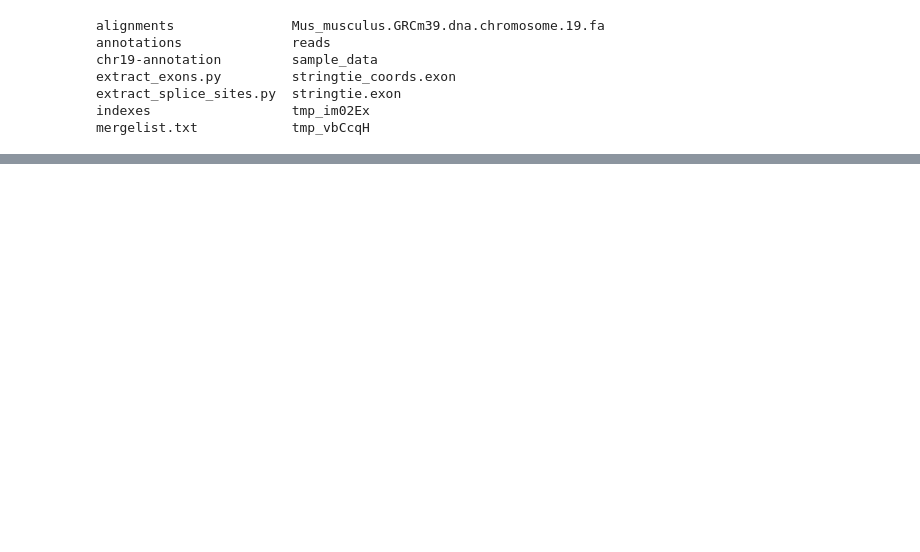
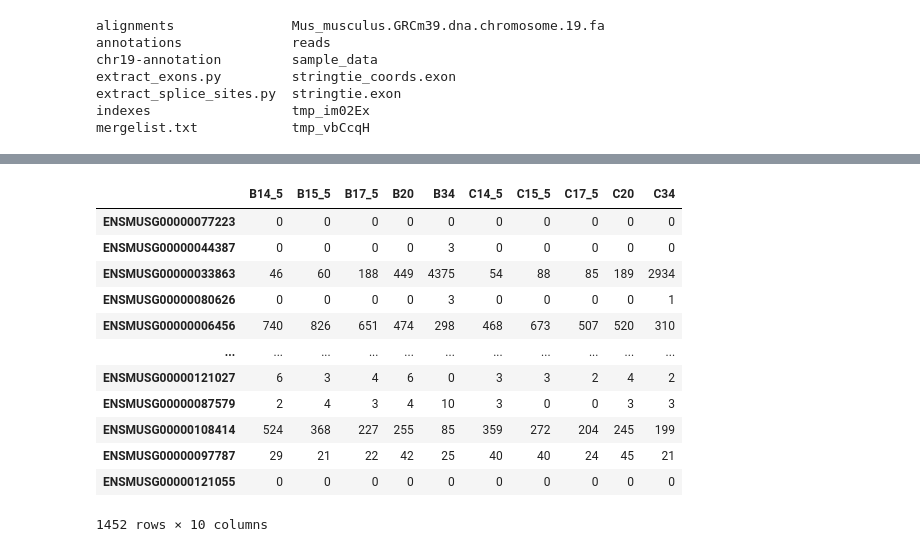
Before and after one commit to eentartetekunst/NGS_bioinformatics, a Jupyter notebook: NGS_HW_2.ipynb, the cells around one changed output, grey strips where cells are left out. Saved outputs shown, nothing was run; the diff lists cells and outputs as text; code cells hidden in the pictures; blank space fills up the shorter version.

```diff
--- a/NGS_HW_2.ipynb
+++ b/NGS_HW_2.ipynb
@@ -291,0 +439,17 @@ mergelist.txt            tmp_vbCcqH
+# %%
+df = df.drop(index='Geneid')
+df
+# %% [output]
+|  | B14_5 | B15_5 | B17_5 | B20 | B34 | C14_5 | C15_5 | C17_5 | C20 | C34 |
+| ENSMUSG00000077223 | 0 | 0 | 0 | 0 | 0 | 0 | 0 | 0 | 0 | 0 |
+| ENSMUSG00000044387 | 0 | 0 | 0 | 0 | 3 | 0 | 0 | 0 | 0 | 0 |
+| ENSMUSG00000033863 | 46 | 60 | 188 | 449 | 4375 | 54 | 88 | 85 | 189 | 2934 |
+| ENSMUSG00000080626 | 0 | 0 | 0 | 0 | 3 | 0 | 0 | 0 | 0 | 1 |
+| ENSMUSG00000006456 | 740 | 826 | 651 | 474 | 298 | 468 | 673 | 507 | 520 | 310 |
+| ... | ... | ... | ... | ... | ... | ... | ... | ... | ... | ... |
+| ENSMUSG00000121027 | 6 | 3 | 4 | 6 | 0 | 3 | 3 | 2 | 4 | 2 |
+| ENSMUSG00000087579 | 2 | 4 | 3 | 4 | 10 | 3 | 0 | 0 | 3 | 3 |
+| ENSMUSG00000108414 | 524 | 368 | 227 | 255 | 85 | 359 | 272 | 204 | 245 | 199 |
+| ENSMUSG00000097787 | 29 | 21 | 22 | 42 | 25 | 40 | 40 | 24 | 45 | 21 |
+| ENSMUSG00000121055 | 0 | 0 | 0 | 0 | 0 | 0 | 0 | 0 | 0 | 0 |
+1452 rows × 10 columns
```
Also changed, not shown: parts of 49 cells of this notebook.
